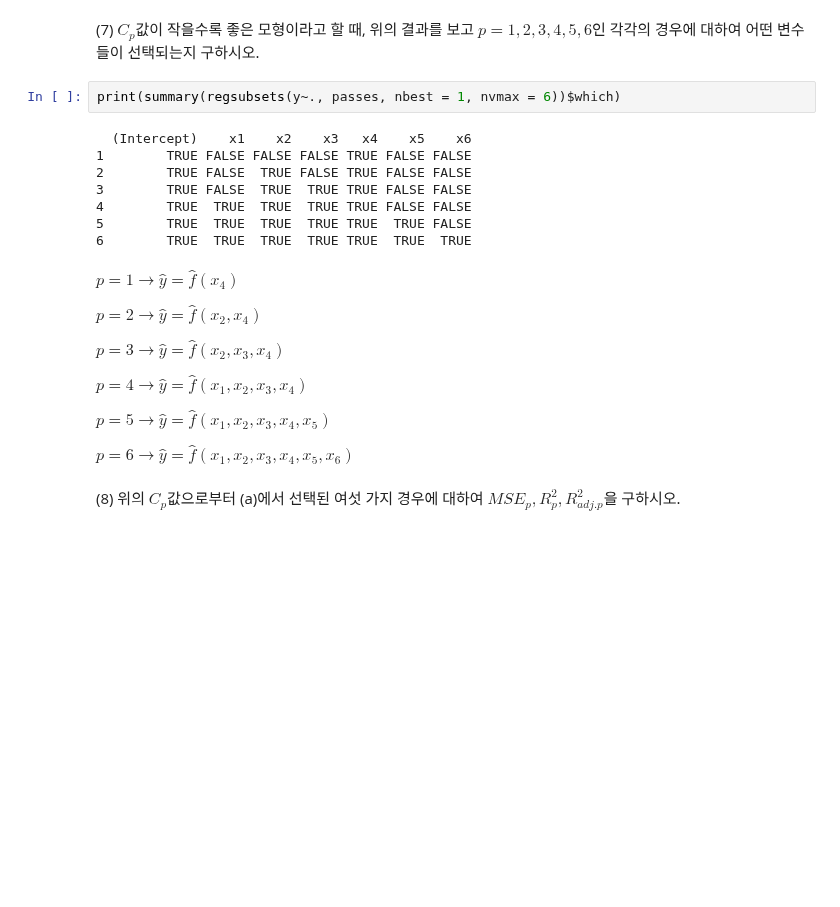
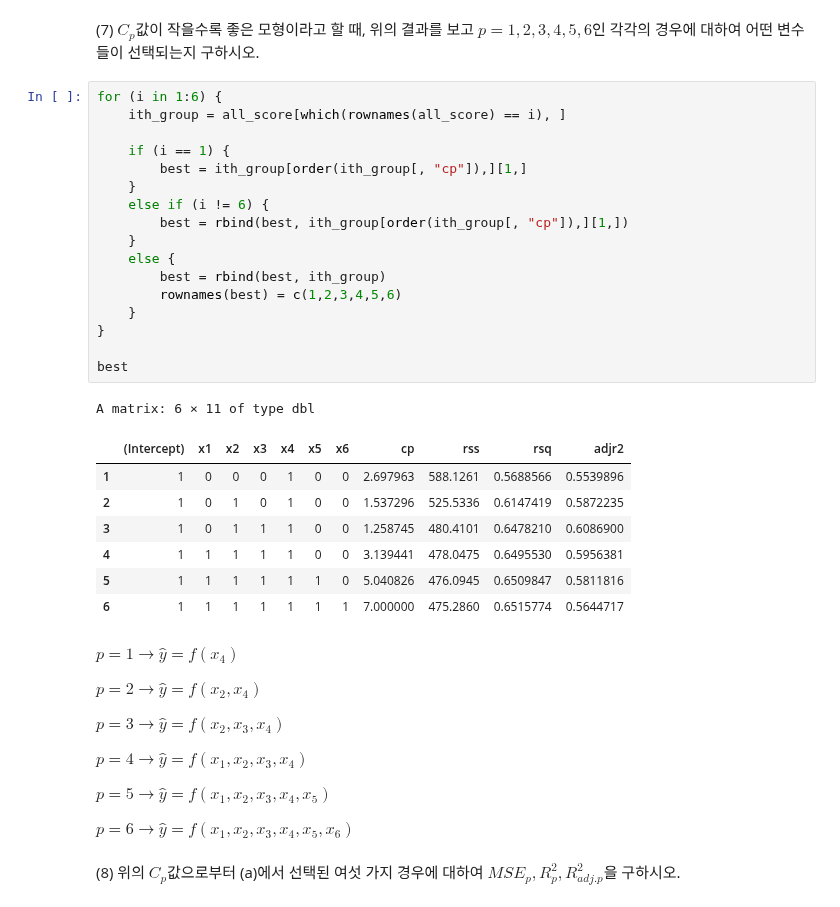
Before and after one commit to HollyRiver/R, a Jupyter notebook: regression analysis/hw/RA 2/강신성_HW04.ipynb, the cells around one changed output. Drawn from its saved outputs; the diff is of its cells as text; blank space fills up the shorter version.

```diff
--- a/regression analysis/hw/RA 2/강신성_HW04.ipynb
+++ b/regression analysis/hw/RA 2/강신성_HW04.ipynb
@@ -483,26 +486,42 @@ print(cbind(summary(fit)$which, round(summary(fit)$cp, 3)))
 6           1  1  1  1  1  1  1  7.000
 # %% [markdown]
 <p style="padding-left:30px;text-indent:-15px">(7) $C_p$값이 작을수록 좋은 모형이라고 할 때, 위의 결과를 보고 $p = 1, 2, 3, 4, 5, 6$인 각각의 경우에 대하여 어떤 변수들이 선택되는지 구하시오.</p>
-# %%
-print(summary(regsubsets(y~., passes, nbest = 1, nvmax = 6))$which)
-# %% [output]
-  (Intercept)    x1    x2    x3   x4    x5    x6
-1        TRUE FALSE FALSE FALSE TRUE FALSE FALSE
-2        TRUE FALSE  TRUE FALSE TRUE FALSE FALSE
-3        TRUE FALSE  TRUE  TRUE TRUE FALSE FALSE
-4        TRUE  TRUE  TRUE  TRUE TRUE FALSE FALSE
-5        TRUE  TRUE  TRUE  TRUE TRUE  TRUE FALSE
-6        TRUE  TRUE  TRUE  TRUE TRUE  TRUE  TRUE
+# %%
+for (i in 1:6) {
+    ith_group = all_score[which(rownames(all_score) == i), ]
+
+    if (i == 1) {
+        best = ith_group[order(ith_group[, "cp"]),][1,]
+    }
+    else if (i != 6) {
+        best = rbind(best, ith_group[order(ith_group[, "cp"]),][1,])
+    }
+    else {
+        best = rbind(best, ith_group)
+        rownames(best) = c(1,2,3,4,5,6)
+    }
+}
+
+best
+# %% [output]
+A matrix: 6 × 11 of type dbl
+|  | (Intercept) | x1 | x2 | x3 | x4 | x5 | x6 | cp | rss | rsq | adjr2 |
+| 1 | 1 | 0 | 0 | 0 | 1 | 0 | 0 | 2.697963 | 588.1261 | 0.5688566 | 0.5539896 |
+| 2 | 1 | 0 | 1 | 0 | 1 | 0 | 0 | 1.537296 | 525.5336 | 0.6147419 | 0.5872235 |
+| 3 | 1 | 0 | 1 | 1 | 1 | 0 | 0 | 1.258745 | 480.4101 | 0.6478210 | 0.6086900 |
+| 4 | 1 | 1 | 1 | 1 | 1 | 0 | 0 | 3.139441 | 478.0475 | 0.6495530 | 0.5956381 |
+| 5 | 1 | 1 | 1 | 1 | 1 | 1 | 0 | 5.040826 | 476.0945 | 0.6509847 | 0.5811816 |
+| 6 | 1 | 1 | 1 | 1 | 1 | 1 | 1 | 7.000000 | 475.2860 | 0.6515774 | 0.5644717 |
 # %% [markdown]
-$p = 1 \to \hat y =  \hat f(x_4)$
+$p = 1 \to \hat y = f(x_4)$
 
-$p = 2 \to \hat y = \hat f(x_2, x_4)$
+$p = 2 \to \hat y = f(x_2, x_4)$
 
-$p = 3 \to \hat y = \hat f(x_2, x_3, x_4)$
+$p = 3 \to \hat y = f(x_2, x_3, x_4)$
 
-$p = 4 \to \hat y = \hat f(x_1, x_2, x_3, x_4)$
+$p = 4 \to \hat y = f(x_1, x_2, x_3, x_4)$
 
-$p = 5 \to \hat y = \hat f(x_1, x_2, x_3, x_4, x_5)$
+$p = 5 \to \hat y = f(x_1, x_2, x_3, x_4, x_5)$
 
-$p = 6 \to \hat y = \hat f(x_1, x_2, x_3, x_4, x_5, x_6)$
+$p = 6 \to \hat y = f(x_1, x_2, x_3, x_4, x_5, x_6)$
 # %% [markdown]
```
Also changed, not shown: parts of 35 cells of this notebook, 4 other files.
